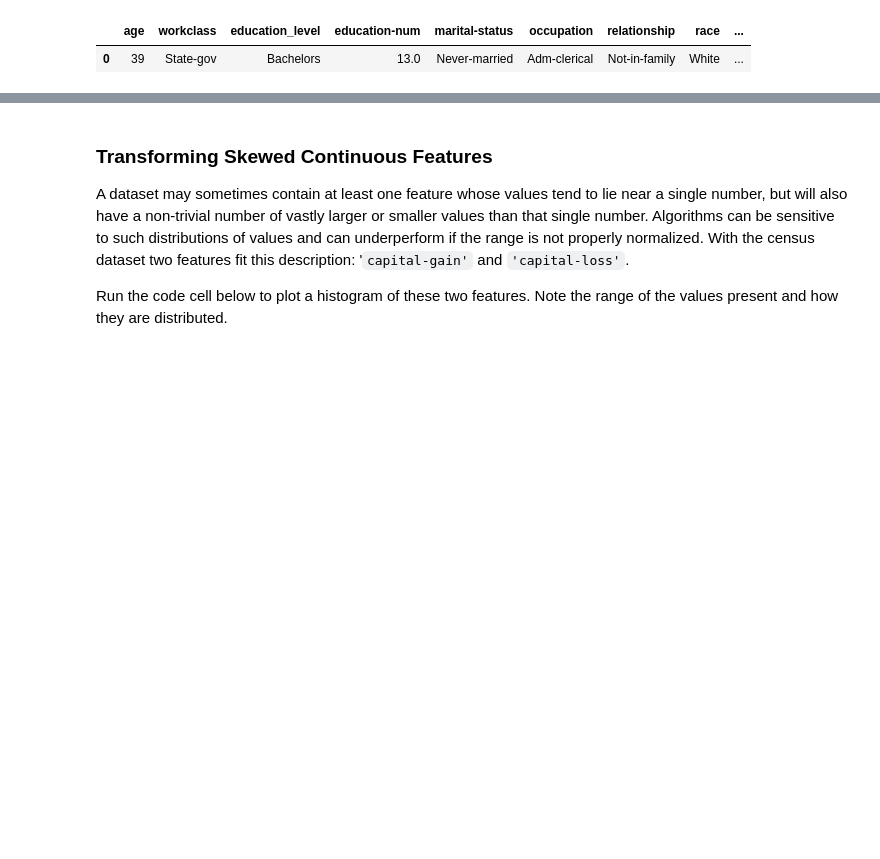
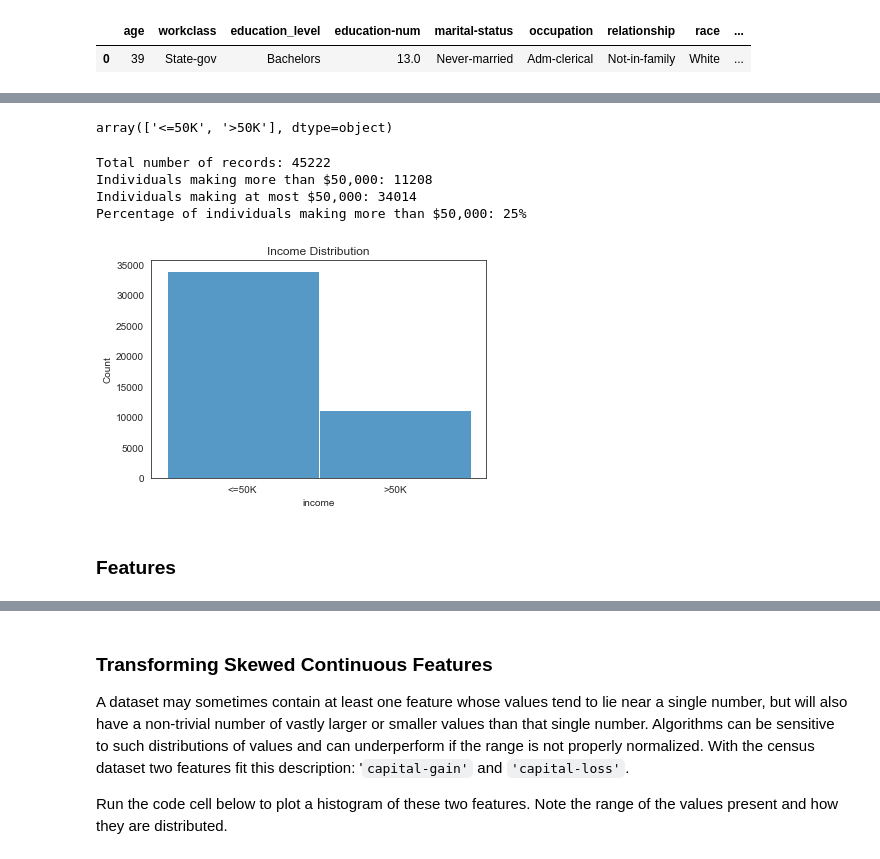
Before and after one commit to KarinWiberg/ucml_supervised_learning_project, a Jupyter notebook: finding_donors.ipynb, the cells around one changed output, grey strips where cells are left out. Saved outputs shown, nothing was run; the diff lists cells and outputs as text; code cells hidden in the pictures; blank space fills up the shorter version.

```diff
--- a/finding_donors.ipynb
+++ b/finding_donors.ipynb
@@ -37,21 +30,17 @@ Run the code cell below to load necessary Python libraries and load the census d
 # %%
-# Import libraries necessary for this project
 import numpy as np
 import pandas as pd
-from time import time
 from IPython.display import display # Allows the use of display() for DataFrames
+import matplotlib.pyplot as plt
+import seaborn as sb
+import visuals as vs # Import supplementary visualization code visuals.py
 
-# Import supplementary visualization code visuals.py
-import visuals as vs
+%matplotlib inline
+sb.set_style("white")
 
-# Pretty display for notebooks
-%matplotlib inline
-
-# Load the Census dataset
-data = pd.read_csv("census.csv")
-
-# Success - Display the first record
-display(data.head(n=1))
+# Data Import
+data = pd.read_csv('census.csv')
+data.head(1)
 # %% [output]
 |  | age | workclass | education_level | education-num | marital-status | occupation | relationship | race | ... |
 | 0 | 39 | State-gov | Bachelors | 13.0 | Never-married | Adm-clerical | Not-in-family | White | ... |
@@ -67,18 +52,36 @@ A cursory investigation of the dataset will determine how many individuals fit i
+# %%
+# Target Variable Categories
+data.income.unique()
+# %% [output]
+array(['<=50K', '>50K'], dtype=object)
 # %%
-# TODO: Total number of records
-n_records = None
+# Total number of records
+n_records = data.shape[0]
 
-# TODO: Number of records where individual's income is more than $50,000
-n_greater_50k = None
+# Number of records where individual's income is more than $50,000
+n_greater_50k = data[data.income == '>50K'].count()[1]
 
-# TODO: Number of records where individual's income is at most $50,000
-n_at_most_50k = None
+# Number of records where individual's income is at most $50,000
+n_at_most_50k = data[data.income == '<=50K'].count()[1]
 
-# TODO: Percentage of individuals whose income is more than $50,000
-greater_percent = None
+# Percentage of individuals whose income is more than $50,000
+greater_percent = (n_greater_50k / n_records)*100
 
 # Print the results
 print("Total number of records: {}".format(n_records))
 print("Individuals making more than $50,000: {}".format(n_greater_50k))
 print("Individuals making at most $50,000: {}".format(n_at_most_50k))
-print("Percentage of individuals making more than $50,000: {}%".format(greater_percent))
+print("Percentage of individuals making more than $50,000: {}%".format(round(greater_percent)))
+# %% [output]
+Total number of records: 45222
+Individuals making more than $50,000: 11208
+Individuals making at most $50,000: 34014
+Percentage of individuals making more than $50,000: 25%
+# %%
+# Visual exploration
+sb.histplot(data = data, x = 'income');
+plt.title('Income Distribution');
+# %% [output]
+[figure, added]
+# %% [markdown]
+### Features
```
Also changed, not shown: parts of 21 cells of this notebook.
